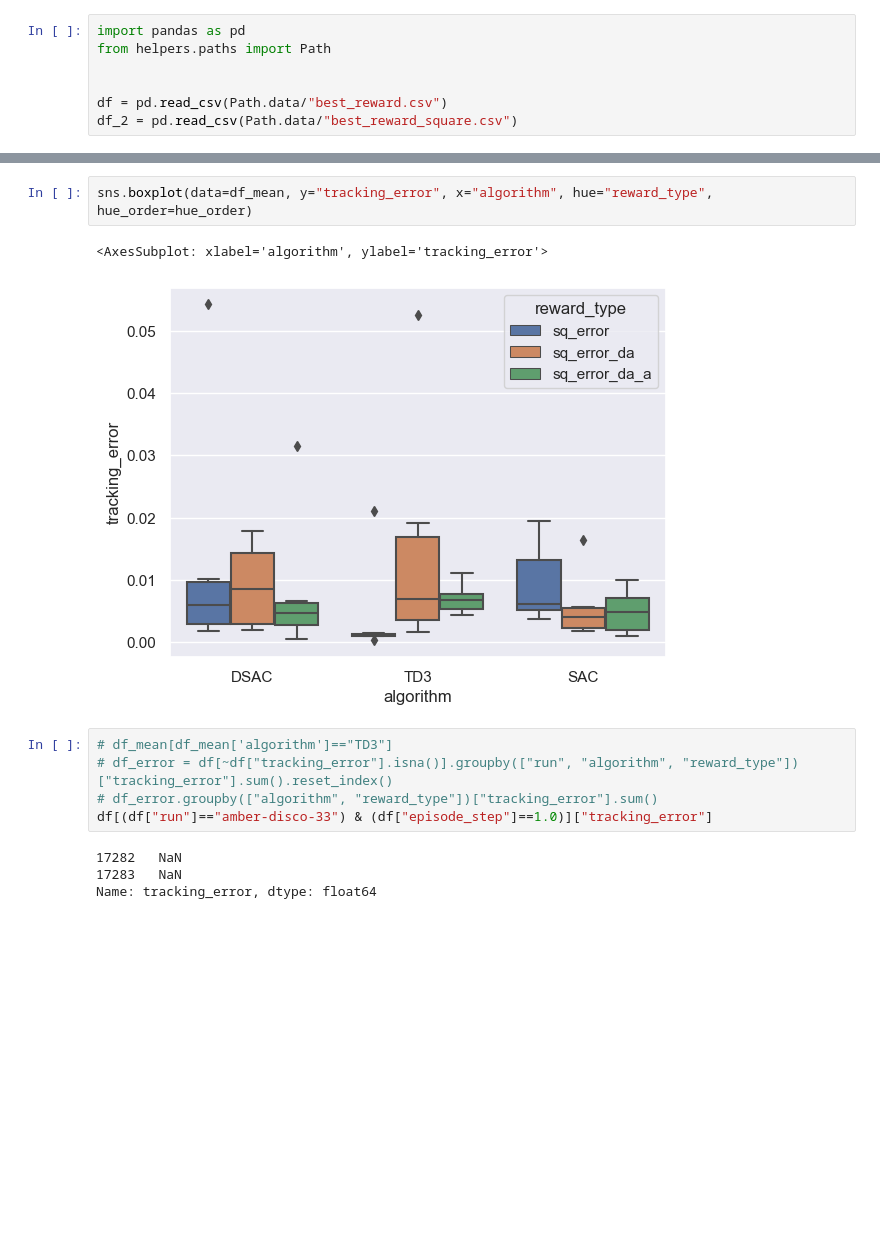
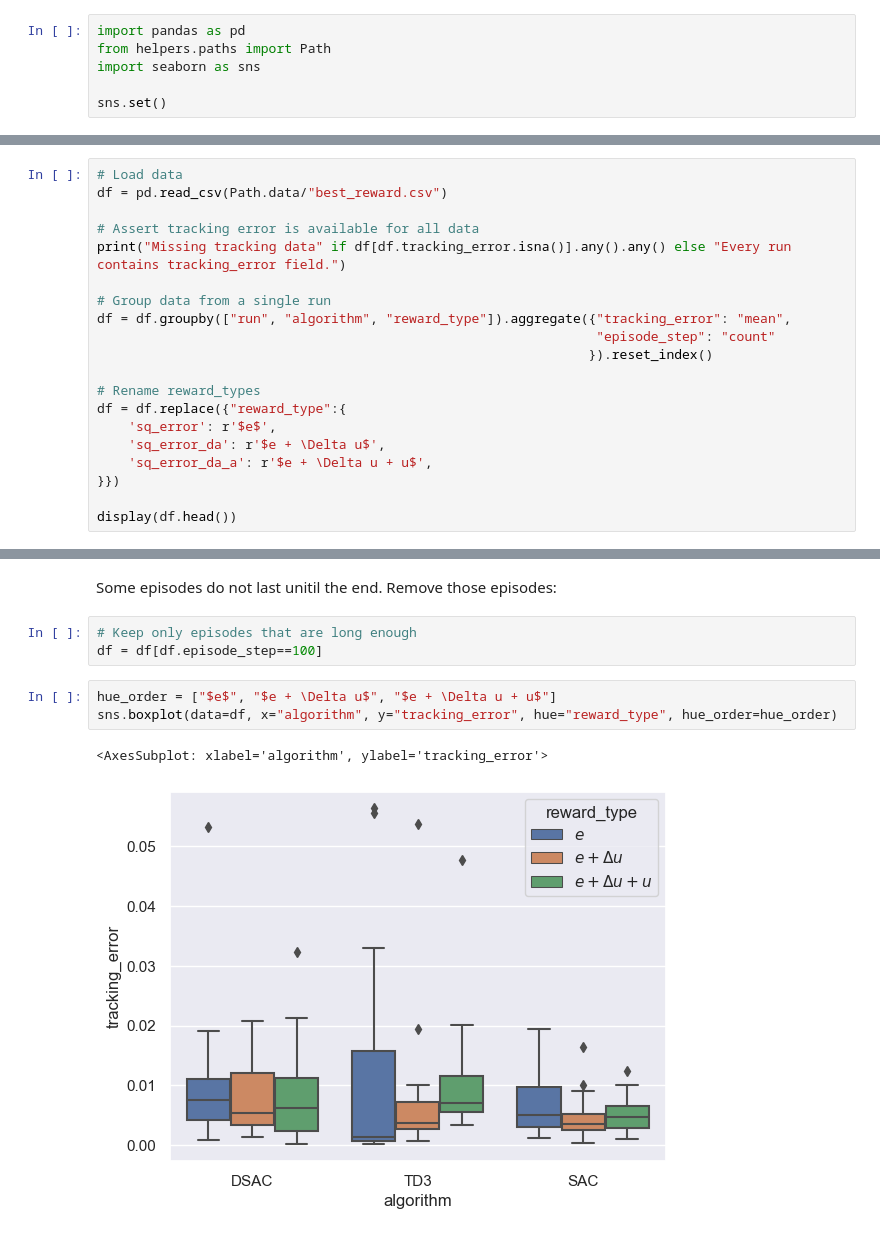
Before and after one commit to iamlucasvieira/HybridRL-FlightControl, a Jupyter notebook: notebooks/best_reward.ipynb, the cells around one changed output, grey strips where cells are left out. Saved outputs shown, nothing was run; the diff lists cells and outputs as text; blank space fills up the shorter version.

Commit message:
Update best reward notebook

```diff
--- a/notebooks/best_reward.ipynb
+++ b/notebooks/best_reward.ipynb
@@ -3,7 +9,6 @@
 # %%
 import pandas as pd
 from helpers.paths import Path
+import seaborn as sns
 
-
-df = pd.read_csv(Path.data/"best_reward.csv")
-df_2 = pd.read_csv(Path.data/"best_reward_square.csv")
+sns.set()
@@ -41,0 +21,20 @@ sns.boxplot(data=df_sum, y="tracking_error", x="algorithm", hue="reward_type", h
+# %%
+# Load data
+df = pd.read_csv(Path.data/"best_reward.csv")
+
+# Assert tracking error is available for all data
+print("Missing tracking data" if df[df.tracking_error.isna()].any().any() else "Every run contains tracking_error field.")
+
+# Group data from a single run
+df = df.groupby(["run", "algorithm", "reward_type"]).aggregate({"tracking_error": "mean",
+                                                                "episode_step": "count"
+                                                               }).reset_index()
+
+# Rename reward_types
+df = df.replace({"reward_type":{
+    'sq_error': r'$e$',
+    'sq_error_da': r'$e + \Delta u$',
+    'sq_error_da_a': r'$e + \Delta u + u$',
+}})
+
+display(df.head())
@@ -42,14 +69,11 @@ sns.boxplot(data=df_sum, y="tracking_error", x="algorithm", hue="reward_type", h
+# %% [markdown]
+Some episodes do not last unitil the end. Remove those episodes:
+# %%
+# Keep only episodes that are long enough
+df = df[df.episode_step==100]
 # %%
-sns.boxplot(data=df_mean, y="tracking_error", x="algorithm", hue="reward_type", hue_order=hue_order)
+hue_order = ["$e$", "$e + \Delta u$", "$e + \Delta u + u$"]
+sns.boxplot(data=df, x="algorithm", y="tracking_error", hue="reward_type", hue_order=hue_order)
 # %% [output]
 <AxesSubplot: xlabel='algorithm', ylabel='tracking_error'>
-[figure, old version]
+[figure, new version]
-# %%
-# df_mean[df_mean['algorithm']=="TD3"]
-# df_error = df[~df["tracking_error"].isna()].groupby(["run", "algorithm", "reward_type"])["tracking_error"].sum().reset_index()
-# df_error.groupby(["algorithm", "reward_type"])["tracking_error"].sum()
-df[(df["run"]=="amber-disco-33") & (df["episode_step"]==1.0)]["tracking_error"]
-# %% [output]
-17282   NaN
-17283   NaN
-Name: tracking_error, dtype: float64
```
Also changed, not shown: parts of 15 cells of this notebook.
